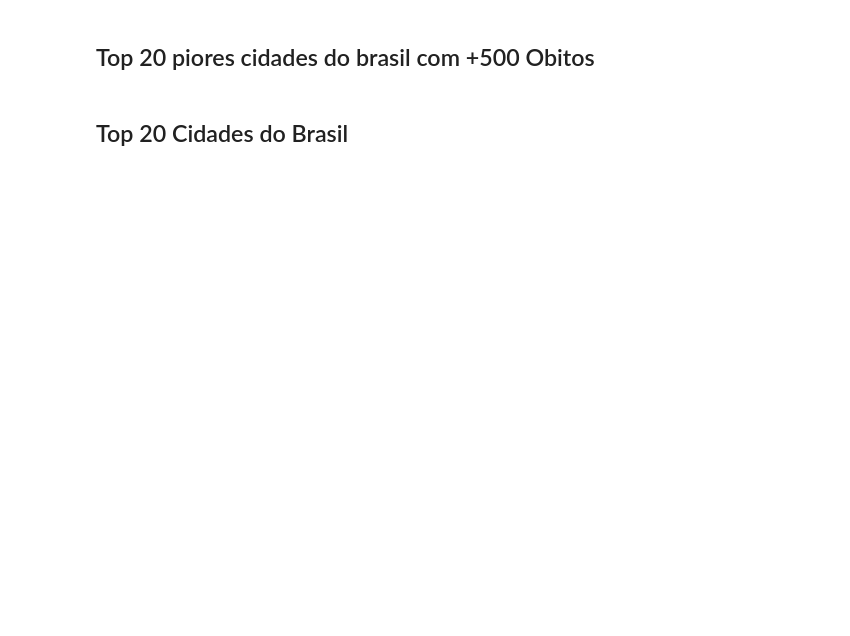
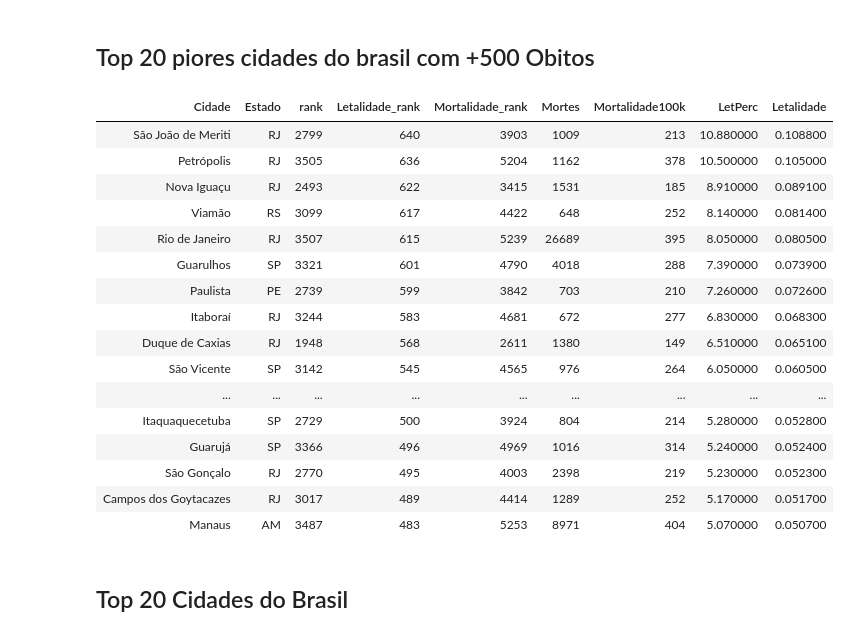
Before and after one commit to giuice/DataSciencePath, a Jupyter notebook: covid-giu.ipynb, the cells around one changed output. Drawn from its saved outputs; the diff is of its cells as text; code cells hidden in the pictures; blank space fills up the shorter version.

```diff
--- a/covid-giu.ipynb
+++ b/covid-giu.ipynb
@@ -67,8 +83,10 @@ df_cities.columns = ['Cidade', 'Estado', 'Confirmados', 'Mortes', 'Letalidade','
 # %%
 #df_cities.sort_values('Letalidade',ascending=False).head()
-df_states['Letalidade_rank'] = df_states['Letalidade'].sort_values(column,ascending=asc).rank(method='min').astype(int)
-df_states['Mortalidade_rank'] = df_states['Mortalidade'].rank(method='min').astype(int)
-df_states['rank'] = ((df_states['Mortalidade_rank'] + df_states['Letalidade_rank'])/2).rank(method='min').astype(int)
-df_cities['Letalidade_rank'] = df_cities['Letalidade'].rank(method='min').astype(int)
-df_cities['Mortalidade_rank'] = df_cities['Mortalidade'].rank(method='min').astype(int)
-df_cities['rank'] = ((df_cities['Mortalidade_rank'] + df_cities['Letalidade_rank'])/2).rank(method='min').astype(int)
+df_states['Ltemp'] =  df_states['Letalidade'] * 100
+df_states['Letalidade_rank'] = df_states['Ltemp'].astype(int).rank(method='dense')
+df_states['Mortalidade_rank'] = df_states['Mortalidade'].rank(method='dense')
+df_states['rank'] = ((df_states['Mortalidade_rank'] + df_states['Letalidade_rank'])/2).rank(method='dense').astype(int)
+df_cities['Ltemp'] =  df_cities['Letalidade'] * 100
+df_cities['Letalidade_rank'] = df_cities['Ltemp'].rank(method='dense').astype(int)
+df_cities['Mortalidade_rank'] = df_cities['Mortalidade'].rank(method='dense').astype(int)
+df_cities['rank'] = ((df_cities['Mortalidade_rank'] + df_cities['Letalidade_rank'])/2).rank(method='dense').astype(int)
@@ -111,6 +160,7 @@ def covid_data_table(df, nivel, column, n, asc=False,title="", color='red', reve
     data_table["Mortalidade_rank"] = df['Mortalidade_rank']
     data_table["Mortes"] = df['Mortes']
     data_table["Mortalidade100k"] = df['Mortalidade100k'].astype(int)
+    data_table["LetPerc"] = df["Ltemp"]
     data_table["Letalidade"] = df['Letalidade']
 
     #data_table["Mortalidade"] = df['Mortalidade']
@@ -143,7 +229,25 @@ tabela_estado_reversa('rank',10)
 # %% [markdown]
 ## Top  20 piores cidades do brasil com +500 Obitos
 # %%
-tabela_cidade('rank',20, corte=500)
+tabela_cidade('Letalidade',20, corte=500)
+# %% [output]
+| Cidade | Estado | rank | Letalidade_rank | Mortalidade_rank | Mortes | Mortalidade100k | LetPerc | Letalidade |
+| São João de Meriti | RJ | 2799 | 640 | 3903 | 1009 | 213 | 10.880000 | 0.108800 |
+| Petrópolis | RJ | 3505 | 636 | 5204 | 1162 | 378 | 10.500000 | 0.105000 |
+| Nova Iguaçu | RJ | 2493 | 622 | 3415 | 1531 | 185 | 8.910000 | 0.089100 |
+| Viamão | RS | 3099 | 617 | 4422 | 648 | 252 | 8.140000 | 0.081400 |
+| Rio de Janeiro | RJ | 3507 | 615 | 5239 | 26689 | 395 | 8.050000 | 0.080500 |
+| Guarulhos | SP | 3321 | 601 | 4790 | 4018 | 288 | 7.390000 | 0.073900 |
+| Paulista | PE | 2739 | 599 | 3842 | 703 | 210 | 7.260000 | 0.072600 |
+| Itaboraí | RJ | 3244 | 583 | 4681 | 672 | 277 | 6.830000 | 0.068300 |
+| Duque de Caxias | RJ | 1948 | 568 | 2611 | 1380 | 149 | 6.510000 | 0.065100 |
+| São Vicente | SP | 3142 | 545 | 4565 | 976 | 264 | 6.050000 | 0.060500 |
+| ... | ... | ... | ... | ... | ... | ... | ... | ... |
+| Itaquaquecetuba | SP | 2729 | 500 | 3924 | 804 | 214 | 5.280000 | 0.052800 |
+| Guarujá | SP | 3366 | 496 | 4969 | 1016 | 314 | 5.240000 | 0.052400 |
+| São Gonçalo | RJ | 2770 | 495 | 4003 | 2398 | 219 | 5.230000 | 0.052300 |
+| Campos dos Goytacazes | RJ | 3017 | 489 | 4414 | 1289 | 252 | 5.170000 | 0.051700 |
+| Manaus | AM | 3487 | 483 | 5253 | 8971 | 404 | 5.070000 | 0.050700 |
 # %% [markdown]
 ## Top 20 Cidades do Brasil
 # %%
```
Also changed, not shown: parts of 19 cells of this notebook, 5 other files.
